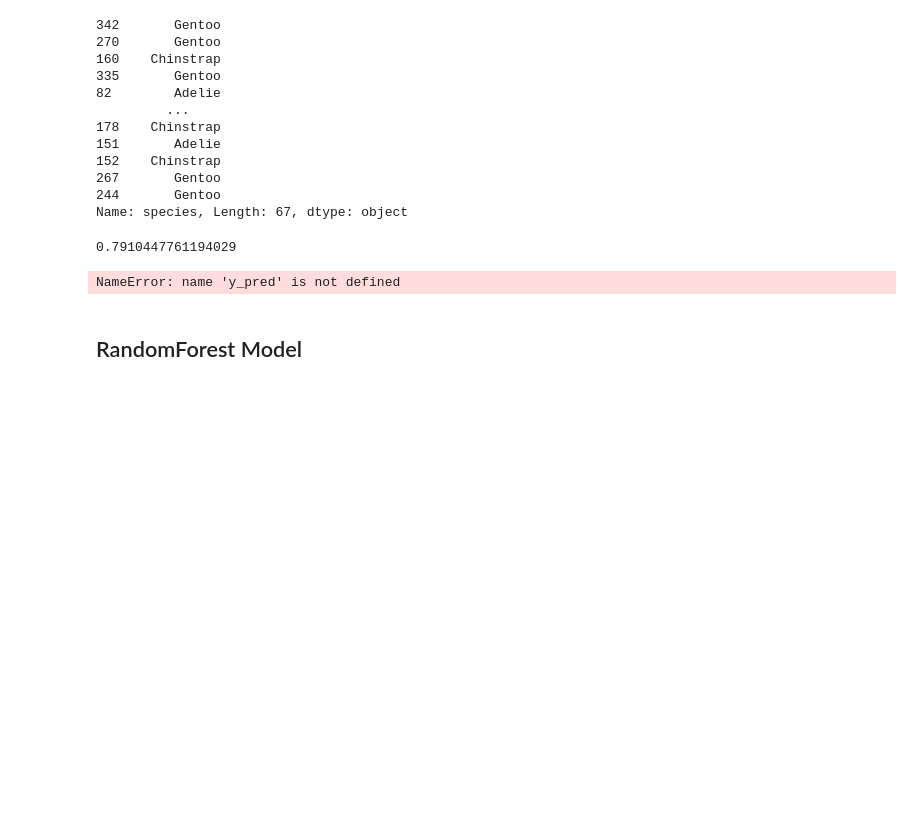
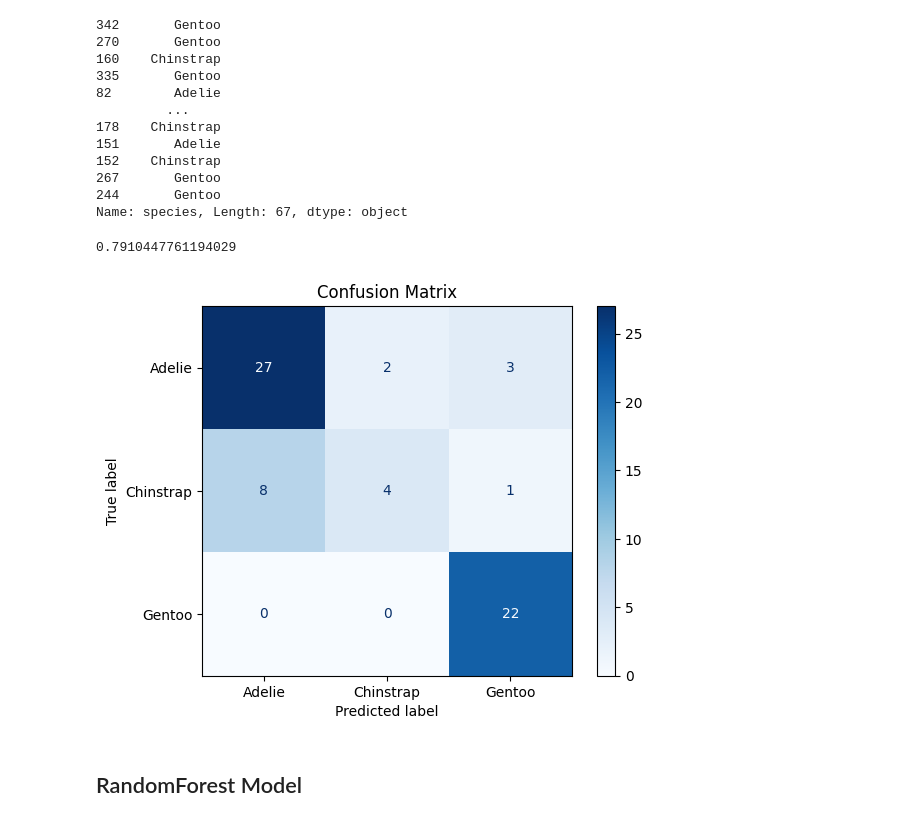
Before and after one commit to juliagolemo/Python, a Jupyter notebook: machine_learning/ml.ipynb, the cells around one changed output. Drawn from its saved outputs; the diff is of its cells as text; code cells hidden in the pictures; blank space fills up the shorter version.

```diff
--- a/machine_learning/ml.ipynb
+++ b/machine_learning/ml.ipynb
@@ -228,14 +255,14 @@ accuracy_score(predictions, y_test)
 0.7910447761194029
 # %%
 # Generate the confusion matrix
-cm = confusion_matrix(y_test, y_pred)
+cm = confusion_matrix(y_test, predictions)
 
 # Visualize the confusion matrix
 disp = ConfusionMatrixDisplay(confusion_matrix=cm, display_labels=np.unique(y_train))
 disp.plot(cmap='Blues', values_format='d')
 plt.title("Confusion Matrix")
 plt.show()
 # %% [output]
-NameError: name 'y_pred' is not defined
+[figure, added]
 # %% [markdown]
 ## RandomForest Model
```
Also changed, not shown: parts of 19 cells of this notebook.
